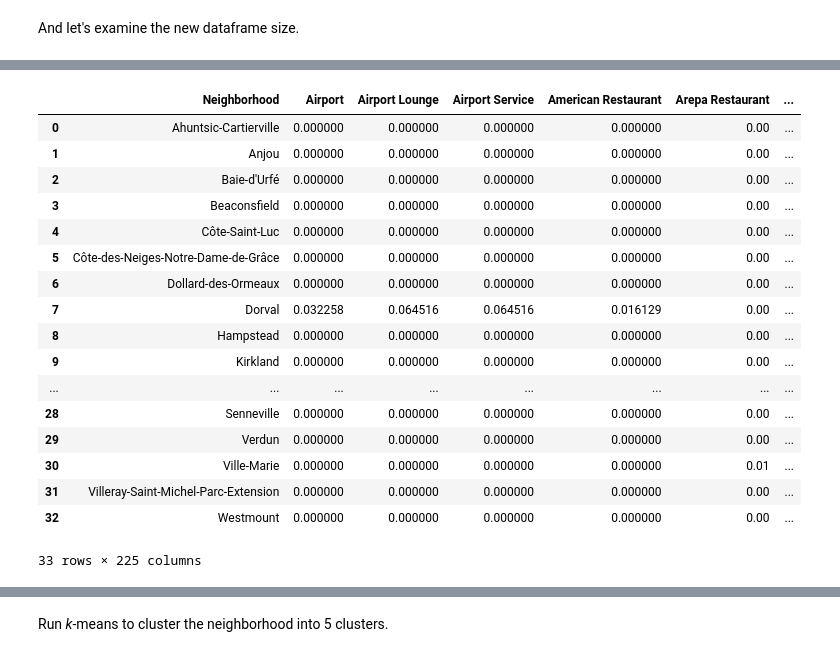
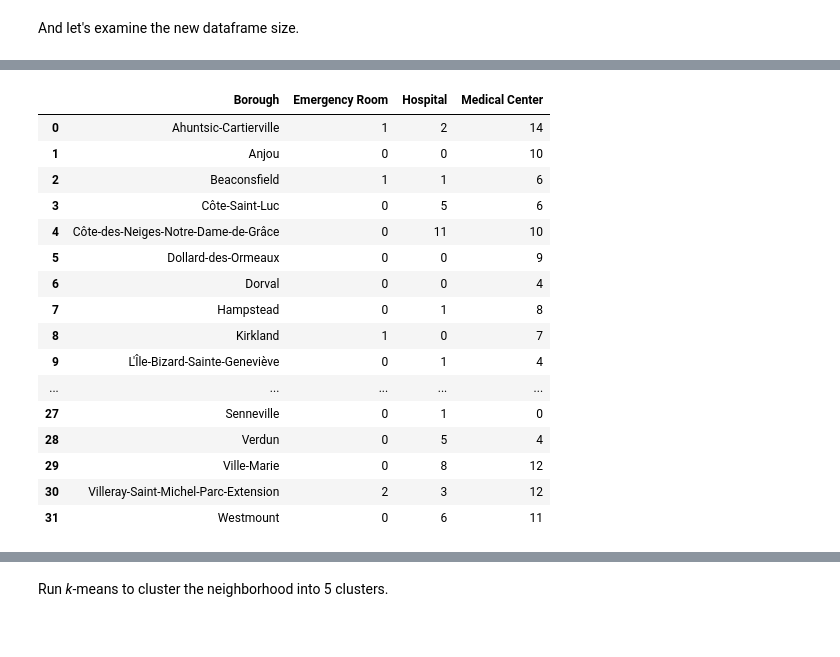
Before and after one commit to aemirov/Coursera_Capstone, a Jupyter notebook: CapstoneProject.ipynb, the cells around one changed output, grey strips where cells are left out. Drawn from its saved outputs; the diff is of its cells as text; code cells hidden in the pictures.

```diff
--- a/CapstoneProject.ipynb
+++ b/CapstoneProject.ipynb
@@ -295,13 +290,13 @@ First, let's create the GET request URL. Name your URL **url**.
 # %%
 # type your answer here
 LIMIT = 100 # limit of number of venues returned by Foursquare API
-radius = borough_radius # define radius
+radius = 500
 url = 'https://api.foursquare.com/v2/venues/explore?&client_id={}&client_secret={}&v={}&ll={},{}&radius={}&limit={}'.format(
     CLIENT_ID,
     CLIENT_SECRET,
     VERSION,
-    neighborhood_latitude,
-    neighborhood_longitude,
+    borough_latitude,
+    borough_longitude,
     radius,
     LIMIT)
 url
@@ -349,16 +327,0 @@ Now we are ready to clean the json and structure it into a *pandas* dataframe.
-# %%
-venues = results['response']['groups'][0]['items']
-
-nearby_venues = pd.json_normalize(venues) # flatten JSON
-
-# filter columns
-filtered_columns = ['venue.name', 'venue.categories', 'venue.location.lat', 'venue.location.lng']
-nearby_venues = nearby_venues.loc[:, filtered_columns]
-
-# filter the category for each row
-nearby_venues['venue.categories'] = nearby_venues.apply(get_category_type, axis=1)
-
-# clean columns
-nearby_venues.columns = [col.split(".")[-1] for col in nearby_venues.columns]
-
-nearby_venues.head()
@@ -425,7 +364,13 @@ def getNearbyVenues(names, latitudes, longitudes, radius=500):
 # %%
-montreal_venues = getNearbyVenues(names=df_cases['Borough'],
-                                   latitudes=df_cases['Latitude'],
-                                   longitudes=df_cases['Longitude'],
-                                   radius=df_cases['Area'] ** (1/2) * 1000 / 2
-                                 )
+categories = ['4bf58dd8d48988d104941735', # Medical Center
+              '4bf58dd8d48988d194941735', # Emergency Room
+              '4bf58dd8d48988d196941735', # Hospital
+              '58daa1558bbb0b01f18ec1f7', # Hospital Ward
+              '56aa371be4b08b9a8d573526'] # Urgent Care Center
+
+venues = getNearbyVenues(names=df_cases['Borough'],
+                latitudes=df_cases['Latitude'],
+                longitudes=df_cases['Longitude'],
+                radii=df_cases['Area'] ** (1/2) * 1000 * 0.75,
+                categories=categories)
 # %% [output]
@@ -495,9 +517,9 @@ There are 224 uniques categories.
 # %%
 # one hot encoding
-montreal_onehot = pd.get_dummies(montreal_venues[['Venue Category']], prefix="", prefix_sep="")
+montreal_onehot = pd.get_dummies(venues[['Category']], prefix="", prefix_sep="")
 
 # add neighborhood column back to dataframe
-montreal_onehot['Neighborhood'] = montreal_venues['Neighborhood']
+montreal_onehot['Borough'] = venues['Borough']
 
 # move neighborhood column to the first column
 fixed_columns = [montreal_onehot.columns[-1]] + list(montreal_onehot.columns[:-1])
@@ -523,22 +544,21 @@ montreal_onehot.shape
 # %%
-montreal_grouped = montreal_onehot.groupby('Neighborhood').mean().reset_index()
+montreal_grouped = montreal_onehot.groupby('Borough').sum().reset_index()
 montreal_grouped
 # %% [output]
-|  | Neighborhood | Airport | Airport Lounge | Airport Service | American Restaurant | Arepa Restaurant | ... |
-| 0 | Ahuntsic-Cartierville | 0.000000 | 0.000000 | 0.000000 | 0.000000 | 0.00 | ... |
-| 1 | Anjou | 0.000000 | 0.000000 | 0.000000 | 0.000000 | 0.00 | ... |
-| 2 | Baie-d'Urfé | 0.000000 | 0.000000 | 0.000000 | 0.000000 | 0.00 | ... |
-| 3 | Beaconsfield | 0.000000 | 0.000000 | 0.000000 | 0.000000 | 0.00 | ... |
-| 4 | Côte-Saint-Luc | 0.000000 | 0.000000 | 0.000000 | 0.000000 | 0.00 | ... |
-| 5 | Côte-des-Neiges-Notre-Dame-de-Grâce | 0.000000 | 0.000000 | 0.000000 | 0.000000 | 0.00 | ... |
-| 6 | Dollard-des-Ormeaux | 0.000000 | 0.000000 | 0.000000 | 0.000000 | 0.00 | ... |
-| 7 | Dorval | 0.032258 | 0.064516 | 0.064516 | 0.016129 | 0.00 | ... |
-| 8 | Hampstead | 0.000000 | 0.000000 | 0.000000 | 0.000000 | 0.00 | ... |
-| 9 | Kirkland | 0.000000 | 0.000000 | 0.000000 | 0.000000 | 0.00 | ... |
-| ... | ... | ... | ... | ... | ... | ... | ... |
-| 28 | Senneville | 0.000000 | 0.000000 | 0.000000 | 0.000000 | 0.00 | ... |
-| 29 | Verdun | 0.000000 | 0.000000 | 0.000000 | 0.000000 | 0.00 | ... |
-| 30 | Ville-Marie | 0.000000 | 0.000000 | 0.000000 | 0.000000 | 0.01 | ... |
-| 31 | Villeray-Saint-Michel-Parc-Extension | 0.000000 | 0.000000 | 0.000000 | 0.000000 | 0.00 | ... |
-| 32 | Westmount | 0.000000 | 0.000000 | 0.000000 | 0.000000 | 0.00 | ... |
+|  | Borough | Emergency Room | Hospital | Medical Center |
+| 0 | Ahuntsic-Cartierville | 1 | 2 | 14 |
+| 1 | Anjou | 0 | 0 | 10 |
+| 2 | Beaconsfield | 1 | 1 | 6 |
+| 3 | Côte-Saint-Luc | 0 | 5 | 6 |
+| 4 | Côte-des-Neiges-Notre-Dame-de-Grâce | 0 | 11 | 10 |
+| 5 | Dollard-des-Ormeaux | 0 | 0 | 9 |
+| 6 | Dorval | 0 | 0 | 4 |
+| 7 | Hampstead | 0 | 1 | 8 |
+| 8 | Kirkland | 1 | 0 | 7 |
+| 9 | L'Île-Bizard-Sainte-Geneviève | 0 | 1 | 4 |
+| ... | ... | ... | ... | ... |
+| 27 | Senneville | 0 | 1 | 0 |
+| 28 | Verdun | 0 | 5 | 4 |
+| 29 | Ville-Marie | 0 | 8 | 12 |
+| 30 | Villeray-Saint-Michel-Parc-Extension | 2 | 3 | 12 |
+| 31 | Westmount | 0 | 6 | 11 |
-33 rows × 225 columns
```
Also changed, not shown: parts of 87 cells of this notebook, 1 other file.
